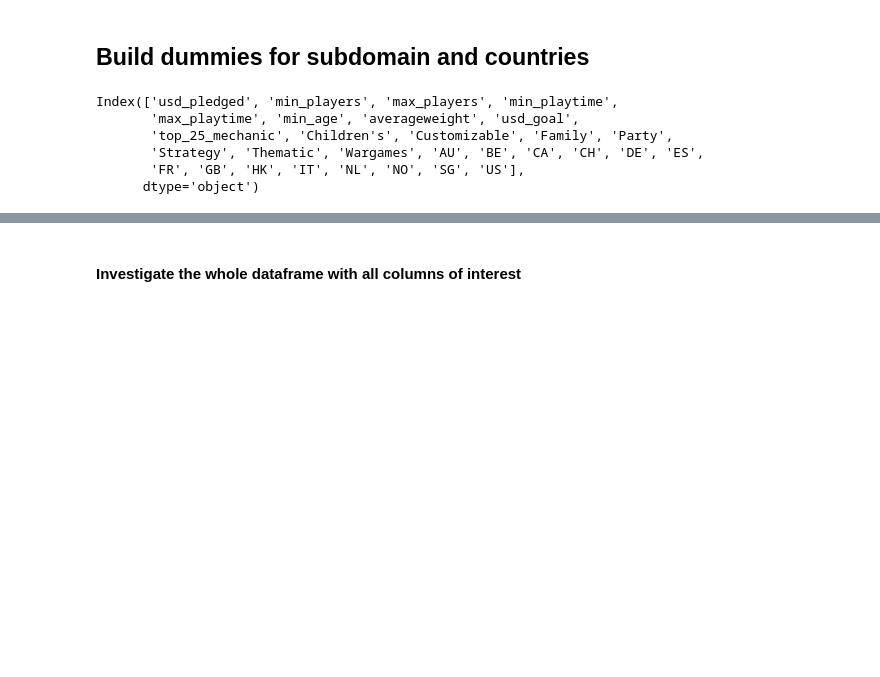
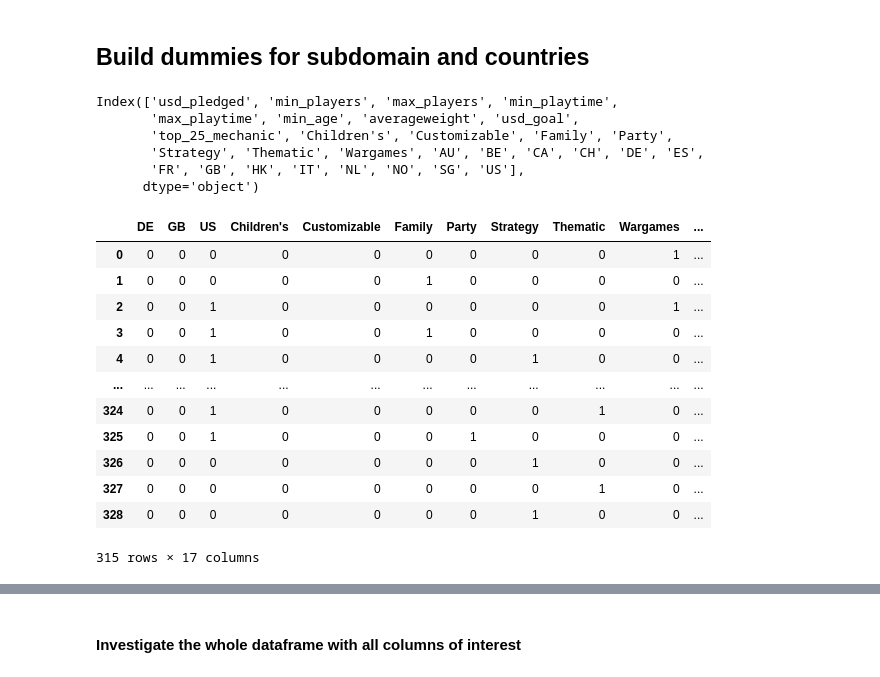
Before and after one commit to Daily-Lama-Capstone/Daily-Lama-Capstone, a Jupyter notebook: linear_regression_testfield_Christopher.ipynb, the cells around one changed output, grey strips where cells are left out. Cells and saved outputs as stored; diff of their text form; code cells hidden in the pictures; blank space fills up the shorter version.

```diff
--- a/linear_regression_testfield_Christopher.ipynb
+++ b/linear_regression_testfield_Christopher.ipynb
@@ -145,9 +145,26 @@ Index(['usd_pledged', 'min_players', 'max_players', 'min_playtime',
 # %%
 X = df[['DE', 'GB', 'US',
         "Children's", "Customizable", "Family", "Party", "Strategy", "Thematic", "Wargames",
-        "min_players", "min_playtime", "min_age", "averageweight", 'usd_goal',f"top_{top_XX_mechanic}_mechanic"]]
+        "min_players", "min_playtime", "min_age", "averageweight", 'usd_goal',f"top_{top_XX_mechanic}_mechanic", "usd_pledged"]]
 # %%
 #X = df[["min_players", "min_playtime", "min_age", "averageweight", 'usd_goal',f"top_{top_XX_mechanic}_mechanic"]]
 #sns.pairplot(X)
 # %%
 y = df.usd_pledged
+# %%
+df2 = X
+df2
+# %% [output]
+|  | DE | GB | US | Children's | Customizable | Family | Party | Strategy | Thematic | Wargames | ... |
+| 0 | 0 | 0 | 0 | 0 | 0 | 0 | 0 | 0 | 0 | 1 | ... |
+| 1 | 0 | 0 | 0 | 0 | 0 | 1 | 0 | 0 | 0 | 0 | ... |
+| 2 | 0 | 0 | 1 | 0 | 0 | 0 | 0 | 0 | 0 | 1 | ... |
+| 3 | 0 | 0 | 1 | 0 | 0 | 1 | 0 | 0 | 0 | 0 | ... |
+| 4 | 0 | 0 | 1 | 0 | 0 | 0 | 0 | 1 | 0 | 0 | ... |
+| ... | ... | ... | ... | ... | ... | ... | ... | ... | ... | ... | ... |
+| 324 | 0 | 0 | 1 | 0 | 0 | 0 | 0 | 0 | 1 | 0 | ... |
+| 325 | 0 | 0 | 1 | 0 | 0 | 0 | 1 | 0 | 0 | 0 | ... |
+| 326 | 0 | 0 | 0 | 0 | 0 | 0 | 0 | 1 | 0 | 0 | ... |
+| 327 | 0 | 0 | 0 | 0 | 0 | 0 | 0 | 0 | 1 | 0 | ... |
+| 328 | 0 | 0 | 0 | 0 | 0 | 0 | 0 | 1 | 0 | 0 | ... |
+315 rows × 17 columns
```
Also changed, not shown: parts of 6 cells of this notebook, 7 other files.
